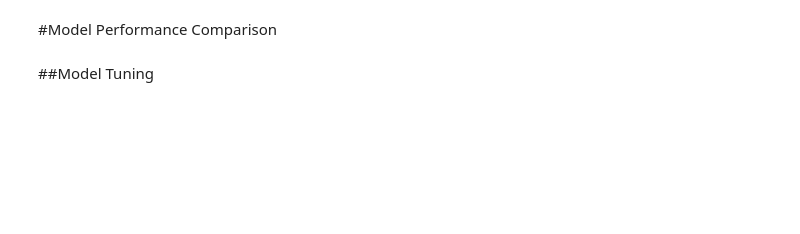
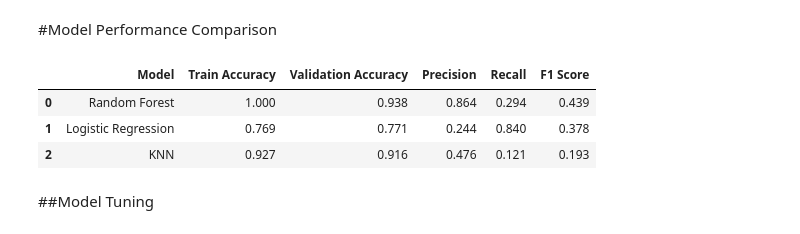
Before and after one commit to Bishre313/testing, a Jupyter notebook: Intermediate_assessment__Supervised.ipynb, the cells around one changed output. Cells and saved outputs as stored; diff of their text form; code cells hidden in the pictures; blank space fills up the shorter version.

```diff
--- a/Intermediate_assessment__Supervised.ipynb
+++ b/Intermediate_assessment__Supervised.ipynb
@@ -264,13 +259,17 @@ X_encoded = pd.get_dummies(X, drop_first=True)
 # One-hot encode TEST
 test_encoded = pd.get_dummies(hr_data_test, drop_first=True)
 # %%
-# Align columns (make same features)
+# Align columns
 X_encoded, test_encoded = X_encoded.align(
     test_encoded,
     join='left',
     axis=1,
     fill_value=0
 )
+
+# Remove NaN
+X_encoded = X_encoded.fillna(0)
+test_encoded = test_encoded.fillna(0)
 # %%
 from sklearn.model_selection import train_test_split
 
@@ -294,6 +293,12 @@ from sklearn.metrics import (
     confusion_matrix,
     classification_report
 )
+# %%
+scaler = StandardScaler()
+
+X_train_scaled = scaler.fit_transform(X_train)
+X_valid_scaled = scaler.transform(X_valid)
+test_scaled = scaler.transform(test_encoded)
 # %%
 # Create Random Forest model
 rf = RandomForestClassifier(
@@ -375,9 +380,10 @@ from sklearn.metrics import (
     classification_report
 )
 # %%
-# Initialize Logistic Regression
-lr = LogisticRegression(max_iter=1000, random_state=42)
+# Logistic Regression Model
 
-# Train on scaled data
+lr = LogisticRegression(max_iter=1000,random_state=42,class_weight="balanced")
+
+# Train
 lr.fit(X_train_scaled, y_train)
 # %% [output]
@@ -446,23 +484,36 @@ test_pred_knn = knn.predict(test_scaled)
 #Model Performance Comparison
 # %%
 results = []
-
-from sklearn.metrics import accuracy_score, precision_score, recall_score, f1_score
 
 def evaluate_model(model, model_name, use_scaled=False):
 
     if use_scaled:
-        y_valid_pred = model.predict(X_valid_scaled)
+        y_pred = model.predict(X_valid_scaled)
         train_acc = model.score(X_train_scaled, y_train)
     else:
-        y_valid_pred = model.predict(X_valid)
+        y_pred = model.predict(X_valid)
         train_acc = model.score(X_train, y_train)
 
     results.append({
         "Model": model_name,
         "Train Accuracy": train_acc,
-        "Validation Accuracy": accuracy_score(y_valid, y_valid_pred),
-        "Precision": precision_score(y_valid, y_valid_pred),
-        "Recall": recall_score(y_valid, y_valid_pred),
-        "F1 Score": f1_score(y_valid, y_valid_pred)
+        "Validation Accuracy": accuracy_score(y_valid, y_pred),
+        "Precision": precision_score(y_valid, y_pred),
+        "Recall": recall_score(y_valid, y_pred),
+        "F1 Score": f1_score(y_valid, y_pred)
     })
+
+
+results = []
+
+evaluate_model(rf, "Random Forest", use_scaled=False)
+evaluate_model(lr, "Logistic Regression", use_scaled=True)
+evaluate_model(knn, "KNN", use_scaled=True)
+
+results_df = pd.DataFrame(results)
+results_df.round(3)
+# %% [output]
+|  | Model | Train Accuracy | Validation Accuracy | Precision | Recall | F1 Score |
+| 0 | Random Forest | 1.000 | 0.938 | 0.864 | 0.294 | 0.439 |
+| 1 | Logistic Regression | 0.769 | 0.771 | 0.244 | 0.840 | 0.378 |
+| 2 | KNN | 0.927 | 0.916 | 0.476 | 0.121 | 0.193 |
```
Also changed, not shown: parts of 14 cells of this notebook.
